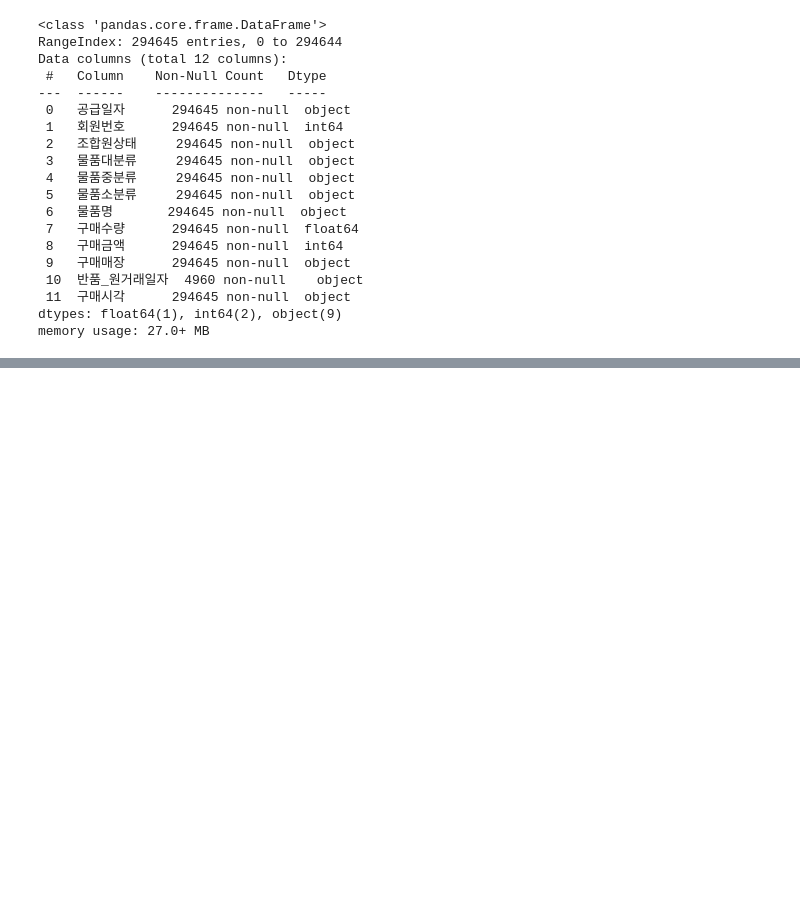
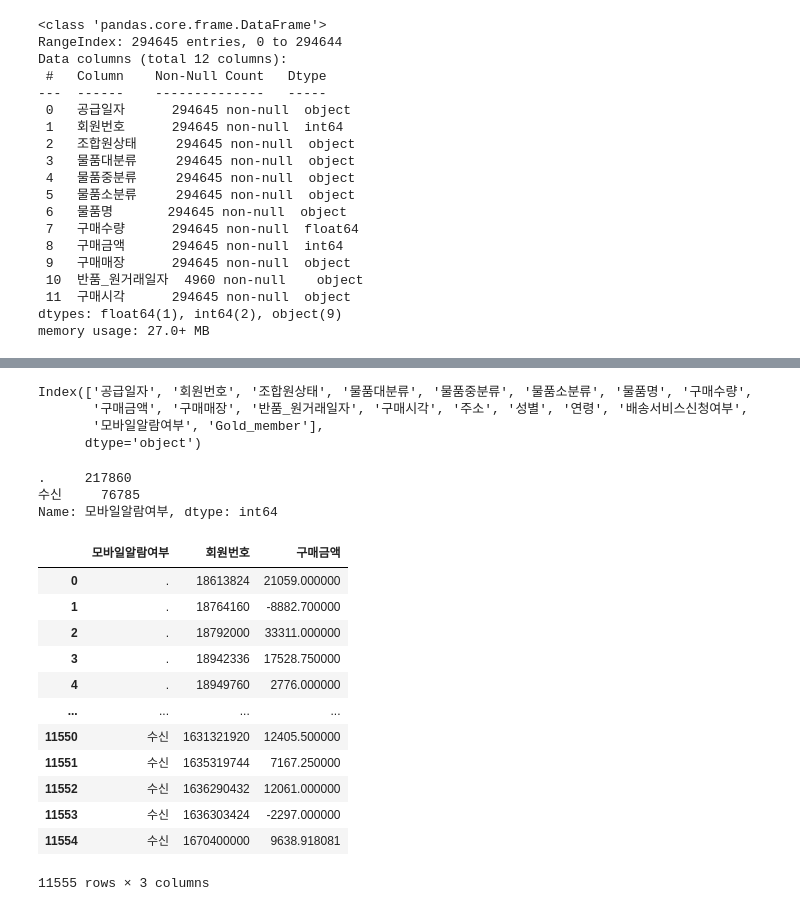
Before and after one commit to raneeKim/SW_CAMP, a Jupyter notebook: ML_Project/자료확인.ipynb, the cells around one changed output, grey strips where cells are left out. Drawn from its saved outputs; the diff is of its cells as text; code cells hidden in the pictures; blank space fills up the shorter version.

```diff
--- a/ML_Project/자료확인.ipynb
+++ b/ML_Project/자료확인.ipynb
@@ -128,0 +162,13 @@ memory usage: 9.0+ MB
+# %%
+onemarket_df.columns
+# %% [output]
+Index(['공급일자', '회원번호', '조합원상태', '물품대분류', '물품중분류', '물품소분류', '물품명', '구매수량',
+       '구매금액', '구매매장', '반품_원거래일자', '구매시각', '주소', '성별', '연령', '배송서비스신청여부',
+       '모바일알람여부', 'Gold_member'],
+      dtype='object')
+# %%
+onemarket_df['모바일알람여부'].value_counts()
+# %% [output]
+.     217860
+수신     76785
+Name: 모바일알람여부, dtype: int64
@@ -128,0 +178,16 @@ memory usage: 9.0+ MB
+# %%
+pv1_mean
+# %% [output]
+|  | 모바일알람여부 | 회원번호 | 구매금액 |
+| 0 | . | 18613824 | 21059.000000 |
+| 1 | . | 18764160 | -8882.700000 |
+| 2 | . | 18792000 | 33311.000000 |
+| 3 | . | 18942336 | 17528.750000 |
+| 4 | . | 18949760 | 2776.000000 |
+| ... | ... | ... | ... |
+| 11550 | 수신 | 1631321920 | 12405.500000 |
+| 11551 | 수신 | 1635319744 | 7167.250000 |
+| 11552 | 수신 | 1636290432 | 12061.000000 |
+| 11553 | 수신 | 1636303424 | -2297.000000 |
+| 11554 | 수신 | 1670400000 | 9638.918081 |
+11555 rows × 3 columns
```
Also changed, not shown: parts of 19 cells of this notebook, 16 other files.
